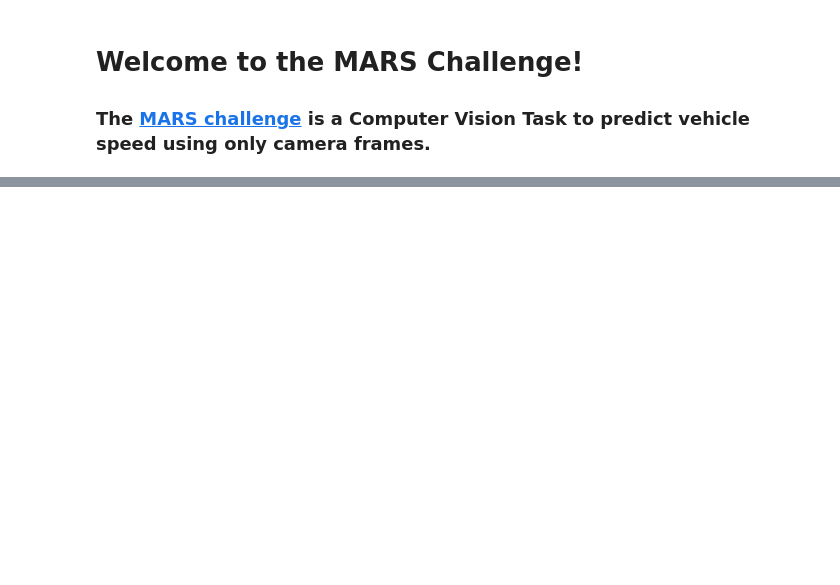
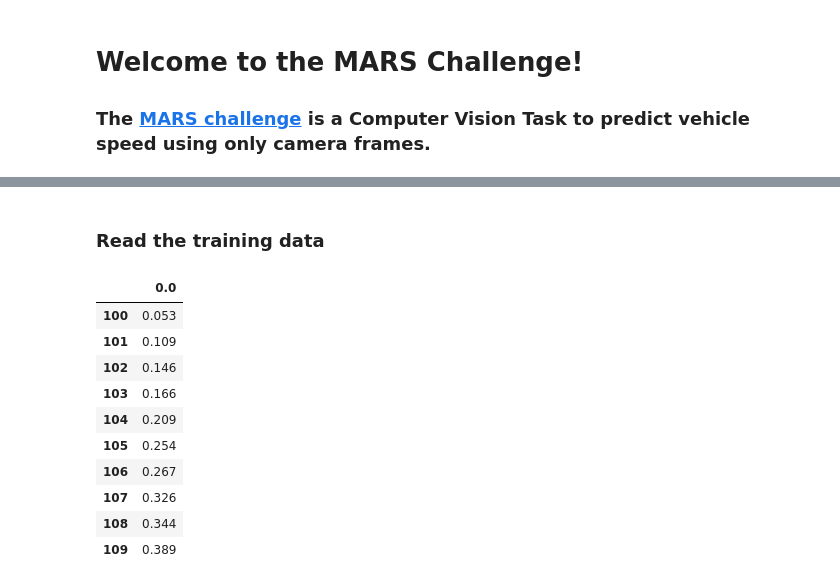
Before and after one commit to itberrios/3D, a Jupyter notebook: mars_challenge/MARS_challenge.ipynb, the cells around one changed output, grey strips where cells are left out. Cells and saved outputs as stored; diff of their text form; code cells hidden in the pictures; blank space fills up the shorter version.

```diff
--- a/mars_challenge/MARS_challenge.ipynb
+++ b/mars_challenge/MARS_challenge.ipynb
@@ -50,0 +82,2 @@ test.mp4.1          100%[===================>] 399.79M  15.2MB/s    in 27s
+# %% [markdown]
+### Read the training data
@@ -50,0 +86,14 @@ test.mp4.1          100%[===================>] 399.79M  15.2MB/s    in 27s
+# %%
+train_df.iloc[100:110]
+# %% [output]
+|  | 0.0 |
+| 100 | 0.053 |
+| 101 | 0.109 |
+| 102 | 0.146 |
+| 103 | 0.166 |
+| 104 | 0.209 |
+| 105 | 0.254 |
+| 106 | 0.267 |
+| 107 | 0.326 |
+| 108 | 0.344 |
+| 109 | 0.389 |
```
Also changed, not shown: parts of 10 cells of this notebook.
